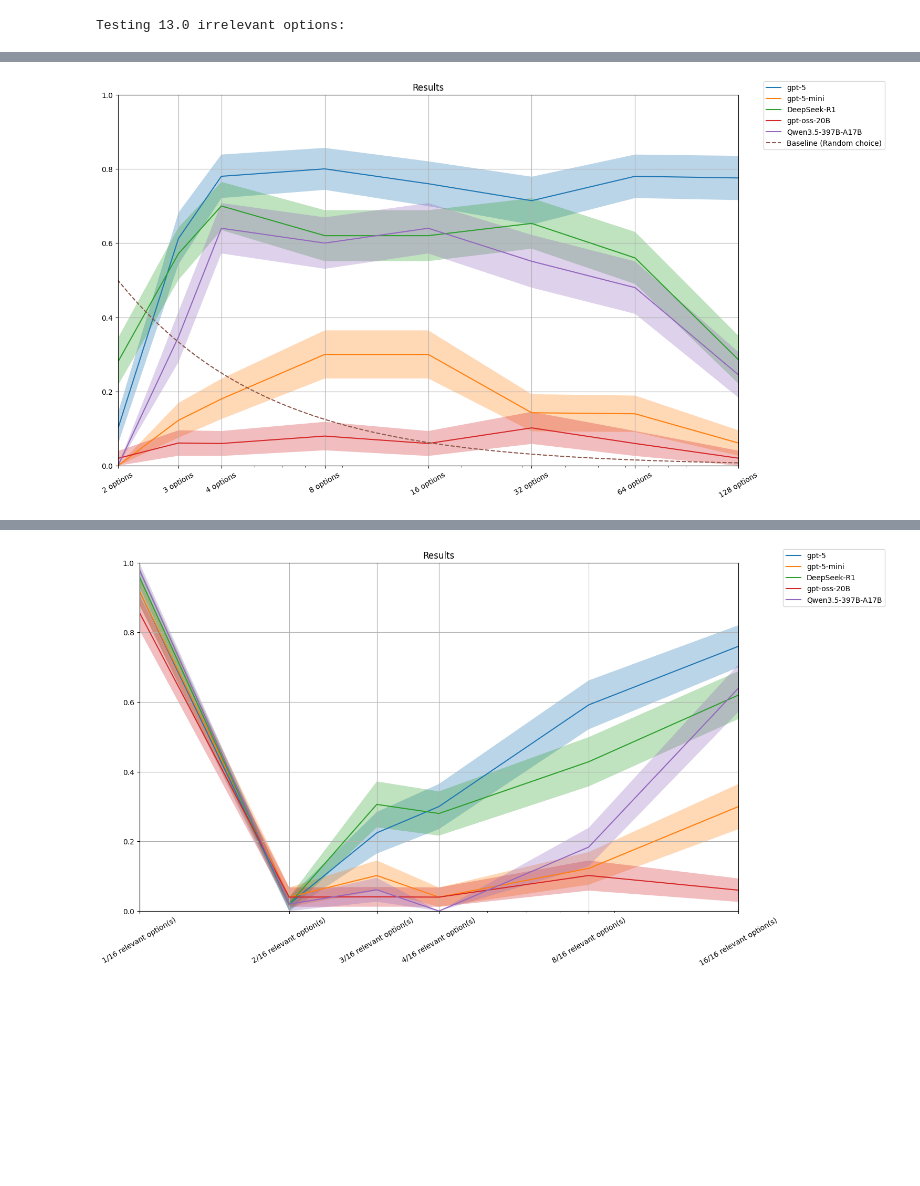
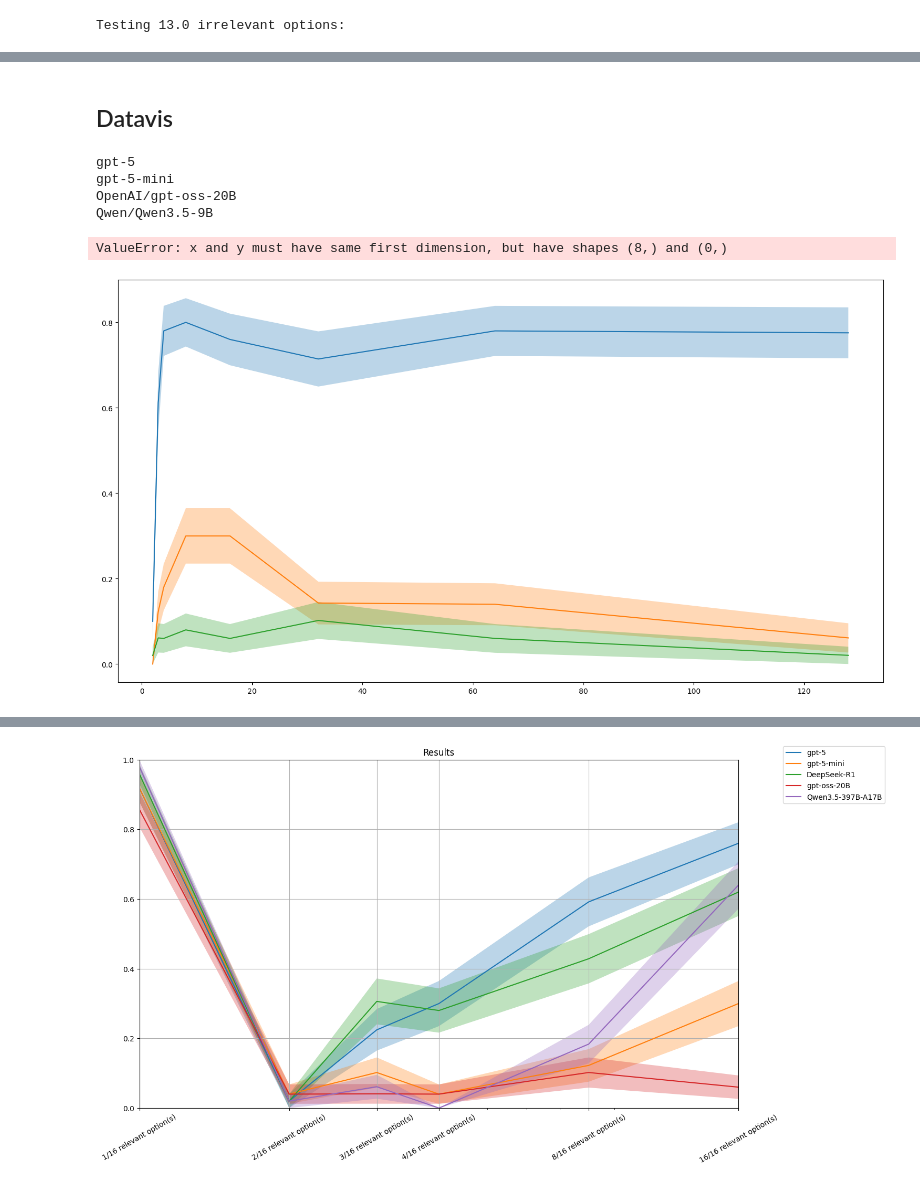
Before and after one commit to jbliu52/CookingLlama, a Jupyter notebook: missing_ing_test.ipynb, the cells around one changed output, grey strips where cells are left out. Saved outputs shown, nothing was run; the diff lists cells and outputs as text; code cells hidden in the pictures; blank space fills up the shorter version.

```diff
--- a/missing_ing_test.ipynb
+++ b/missing_ing_test.ipynb
@@ -7,7 +7,7 @@ together_list = [
         # "deepseek-ai/DeepSeek-R1",
         "OpenAI/gpt-oss-20B",
         # "meta-llama/Llama-4-Maverick-17B-128E",
-        "Qwen/Qwen3.5-397B-A17B",
+        "Qwen/Qwen3.5-9B",
         # "moonshotai/Kimi-K2-Instruct-0905",
     ]
 openai_list = [
@@ -18,12 +18,6 @@ openai_list = [
 testing_bins = [2,4,8,16]
 
 actor_specs = ["Alice", "She", 1, 0.5, 0]
-
-spec_level = [
-            f'. {actor_specs[0]} appears shocked.',
-            f'. {actor_specs[0]} appears shocked due to adding that ingredient.',
-            f' and glances back at the recipe. {actor_specs[0]} appears shocked and begins trying to remove what {actor_specs[1]} added.',
-        ]
 # %% [markdown]
 # Control
 # %%
@@ -409,3 +693,5 @@ Testing 13.0 irrelevant options:
+# %% [markdown]
+## Datavis
 # %%
 import numpy as np
 import math
@@ -468,7 +754,7 @@ def plot_comp(dir1, dir2, labels):
     plt.legend()
     plt.show()
 
-def plot_line_logx(ex:list):
+def plot_line_logx(ex:list, ambiguous=False):
     means = {}
     sds = {}
     for model in openai_list:
@@ -478,17 +764,20 @@ def plot_line_logx(ex:list):
         means[model] = []
         sds[model] = []
 
-    xticks = [int(d.split('_')[1][1:]) for d in ex]
+    xticks = [int(d.split('/')[-1].split('_')[1][1:]) for d in ex]
     xticks.sort()
 
-    for i in np.argsort([int(d.split('_')[1][1:]) for d in ex]):
+    for i in np.argsort([int(d.split('/')[-1].split('_')[1][1:]) for d in ex]):
         metadata = pd.read_csv(f'{ex[i]}/metadata.csv')
         outputs = pd.read_csv(f'{ex[i]}/outputs.csv')
         for col in outputs.columns:
+            if col not in openai_list and col not in together_list: continue
             raw = [text for text in outputs.loc[:, col]]
-            correct = [(r.rfind(metadata['correct'][j]) != -1 and
-                    r.rfind('Recipe') == r.rfind(metadata['correct'][j]))
-                   for j, r in enumerate(raw)]
+            correct = [r.split('<answer>')[-1].split('</answer>')[0] != metadata['correct'][j]
+                       if ambiguous else
+                            (r.rfind(metadata['correct'][j]) != -1 and
+                             r.rfind('Recipe') == r.rfind(metadata['correct'][j]))
+                       for j, r in enumerate(raw)]
 
             mean = len(outputs.loc[:, col][correct]) / len(raw)
             sd = math.sqrt((mean * (1-mean)) / len(raw))
@@ -504,6 +793,7 @@ def plot_line_logx(ex:list):
     fig, ax = plt.subplots(layout='constrained', figsize=(15, 8))
 
     for i, model in enumerate(means):
+        print(model)
         mean = np.array(means[model])
         sd = np.array(sds[model])
         ax.plot(xticks, mean, label=model.split('/')[-1])
@@ -511,7 +801,8 @@ def plot_line_logx(ex:list):
         ax.fill_between(xticks, mean-sd, mean+sd ,alpha=0.3)
 
     control = np.arange(1, xticks[-1], step=0.1)
-    ax.plot(control, 1/control, '--', label='Baseline (Random choice)')
+    if ambiguous: ax.plot(control, 1 - 1/control, '--', label='Baseline (Random choice)')
+    else: ax.plot(control, 1/control, '--', label='Baseline (Random choice)')
 
     ax.set_xlim(2,128)
     ax.set_ylim(0,1)
@@ -657,15 +948,20 @@ plot_comp('results/t4_n4_l4_s0_(8,16)', 'results/t4_n4_l4_s0_(8,16)_gt', ['Contr
 plot_comp('results/t4_n4_l4_s0_(8,16)', 'results/t4_n4_l4_s0_(8,16)_shf', ['Control', 'Shuffled Examples'])
 # %%
 ex = [
-    'results/t4_n2_l4_s0_(8,16)',
-    'results/t4_n3_l4_s0_(8,16)',
-    'results/t4_n4_l4_s0_(8,16)',
-    'results/t4_n8_l4_s0_(8,16)',
-    'results/t4_n16_l4_s0_(8,16)',
-    'results/t4_n32_l4_s0_(8,16)',
-    'results/t4_n64_l4_s0_(8,16)',
-    'results/t4_n128_l4_s0_(8,16)',
+    'results_missing_ing/t4_n2_l4_s0_(8,16)',
+    'results_missing_ing/t4_n3_l4_s0_(8,16)',
+    'results_missing_ing/t4_n4_l4_s0_(8,16)',
+    'results_missing_ing/t4_n8_l4_s0_(8,16)',
+    'results_missing_ing/t4_n16_l4_s0_(8,16)',
+    'results_missing_ing/t4_n32_l4_s0_(8,16)',
+    'results_missing_ing/t4_n64_l4_s0_(8,16)',
+    'results_missing_ing/t4_n128_l4_s0_(8,16)',
 ]
 plot_line_logx(ex)
 # %% [output]
+gpt-5
+gpt-5-mini
+OpenAI/gpt-oss-20B
+Qwen/Qwen3.5-9B
+ValueError: x and y must have same first dimension, but have shapes (8,) and (0,)
-[figure, old version]
+[figure, new version]
```
Also changed, not shown: parts of 14 cells of this notebook, 7 other files.
